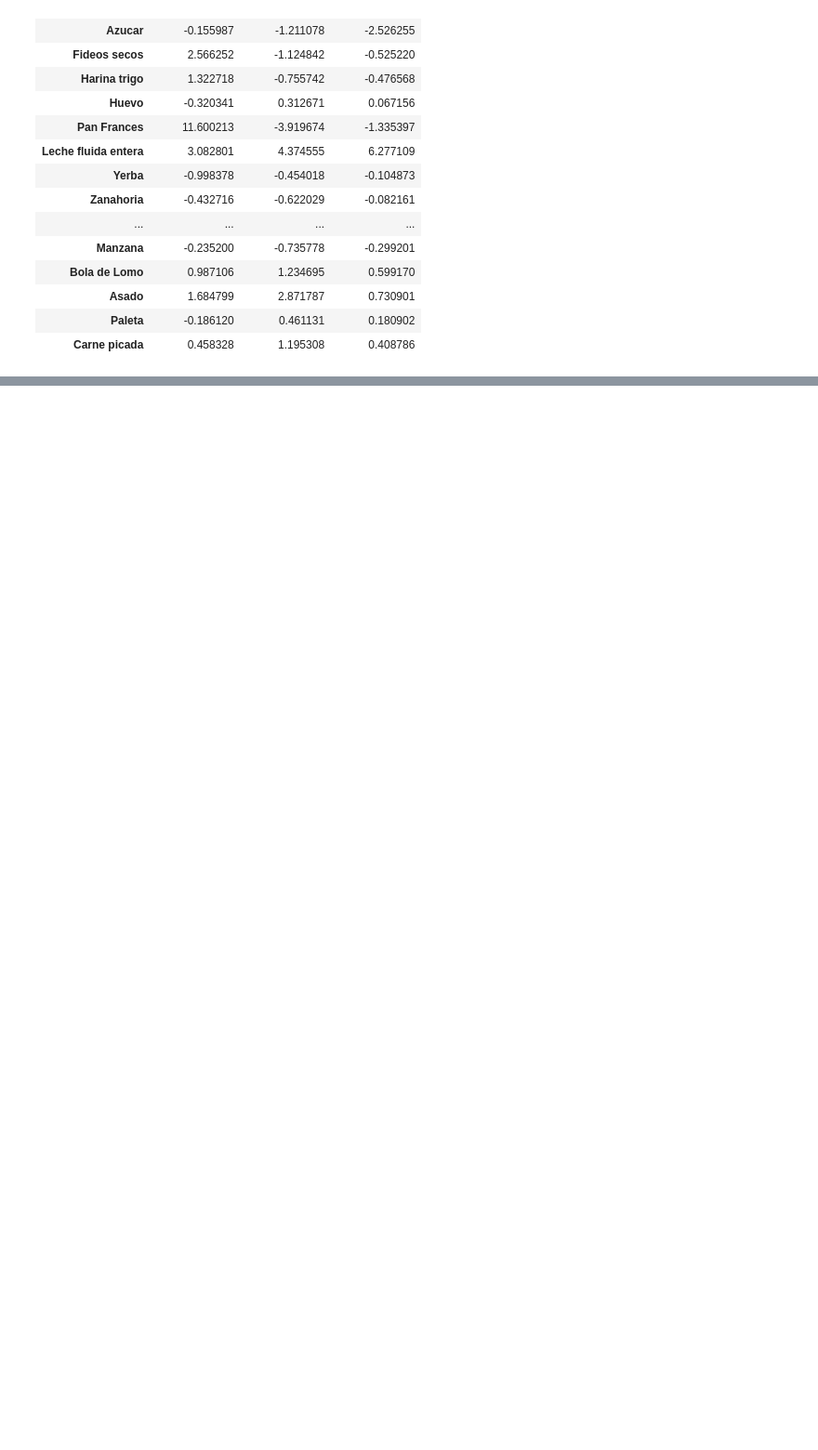
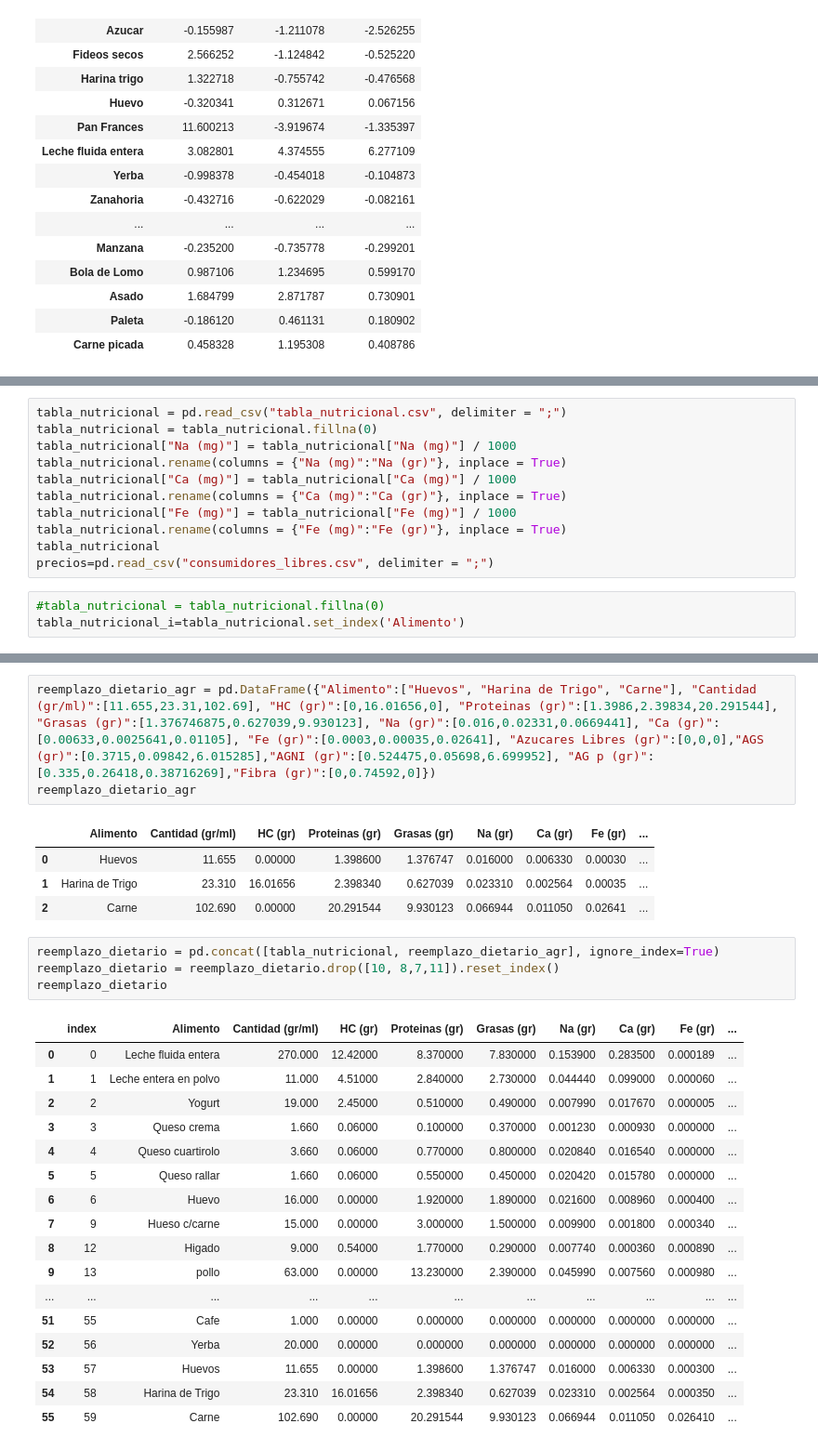
Before and after one commit to berardibautista/alc-2, a Jupyter notebook: ALC-TP2.ipynb, the cells around one changed output, grey strips where cells are left out. Shown at 93% size. Drawn from its saved outputs; the diff is of its cells as text; blank space fills up the shorter version.

```diff
--- a/ALC-TP2.ipynb
+++ b/ALC-TP2.ipynb
@@ -254,0 +243,14 @@ plt.show()
+# %%
+tabla_nutricional = pd.read_csv("tabla_nutricional.csv", delimiter = ";")
+tabla_nutricional = tabla_nutricional.fillna(0)
+tabla_nutricional["Na (mg)"] = tabla_nutricional["Na (mg)"] / 1000
+tabla_nutricional.rename(columns = {"Na (mg)":"Na (gr)"}, inplace = True)
+tabla_nutricional["Ca (mg)"] = tabla_nutricional["Ca (mg)"] / 1000
+tabla_nutricional.rename(columns = {"Ca (mg)":"Ca (gr)"}, inplace = True)
+tabla_nutricional["Fe (mg)"] = tabla_nutricional["Fe (mg)"] / 1000
+tabla_nutricional.rename(columns = {"Fe (mg)":"Fe (gr)"}, inplace = True)
+tabla_nutricional
+precios=pd.read_csv("consumidores_libres.csv", delimiter = ";")
+# %%
+#tabla_nutricional = tabla_nutricional.fillna(0)
+tabla_nutricional_i=tabla_nutricional.set_index('Alimento')
@@ -254,0 +610,30 @@ plt.show()
+# %%
+reemplazo_dietario_agr = pd.DataFrame({"Alimento":["Huevos", "Harina de Trigo", "Carne"], "Cantidad (gr/ml)":[11.655,23.31,102.69], "HC (gr)":[0,16.01656,0], "Proteinas (gr)":[1.3986,2.39834,20.291544], "Grasas (gr)":[1.376746875,0.627039,9.930123], "Na (gr)":[0.016,0.02331,0.0669441], "Ca (gr)":[0.00633,0.0025641,0.01105], "Fe (gr)":[0.0003,0.00035,0.02641], "Azucares Libres (gr)":[0,0,0],"AGS (gr)":[0.3715,0.09842,6.015285],"AGNI (gr)":[0.524475,0.05698,6.699952], "AG p (gr)":[0.335,0.26418,0.38716269],"Fibra (gr)":[0,0.74592,0]})
+reemplazo_dietario_agr
+# %% [output]
+|  | Alimento | Cantidad (gr/ml) | HC (gr) | Proteinas (gr) | Grasas (gr) | Na (gr) | Ca (gr) | Fe (gr) | ... |
+| 0 | Huevos | 11.655 | 0.00000 | 1.398600 | 1.376747 | 0.016000 | 0.006330 | 0.00030 | ... |
+| 1 | Harina de Trigo | 23.310 | 16.01656 | 2.398340 | 0.627039 | 0.023310 | 0.002564 | 0.00035 | ... |
+| 2 | Carne | 102.690 | 0.00000 | 20.291544 | 9.930123 | 0.066944 | 0.011050 | 0.02641 | ... |
+# %%
+reemplazo_dietario = pd.concat([tabla_nutricional, reemplazo_dietario_agr], ignore_index=True)
+reemplazo_dietario = reemplazo_dietario.drop([10, 8,7,11]).reset_index()
+reemplazo_dietario
+# %% [output]
+|  | index | Alimento | Cantidad (gr/ml) | HC (gr) | Proteinas (gr) | Grasas (gr) | Na (gr) | Ca (gr) | Fe (gr) | ... |
+| 0 | 0 | Leche fluida entera | 270.000 | 12.42000 | 8.370000 | 7.830000 | 0.153900 | 0.283500 | 0.000189 | ... |
+| 1 | 1 | Leche entera en polvo | 11.000 | 4.51000 | 2.840000 | 2.730000 | 0.044440 | 0.099000 | 0.000060 | ... |
+| 2 | 2 | Yogurt | 19.000 | 2.45000 | 0.510000 | 0.490000 | 0.007990 | 0.017670 | 0.000005 | ... |
+| 3 | 3 | Queso crema | 1.660 | 0.06000 | 0.100000 | 0.370000 | 0.001230 | 0.000930 | 0.000000 | ... |
+| 4 | 4 | Queso cuartirolo | 3.660 | 0.06000 | 0.770000 | 0.800000 | 0.020840 | 0.016540 | 0.000000 | ... |
+| 5 | 5 | Queso rallar | 1.660 | 0.06000 | 0.550000 | 0.450000 | 0.020420 | 0.015780 | 0.000000 | ... |
+| 6 | 6 | Huevo | 16.000 | 0.00000 | 1.920000 | 1.890000 | 0.021600 | 0.008960 | 0.000400 | ... |
+| 7 | 9 | Hueso c/carne | 15.000 | 0.00000 | 3.000000 | 1.500000 | 0.009900 | 0.001800 | 0.000340 | ... |
+| 8 | 12 | Higado | 9.000 | 0.54000 | 1.770000 | 0.290000 | 0.007740 | 0.000360 | 0.000890 | ... |
+| 9 | 13 | pollo | 63.000 | 0.00000 | 13.230000 | 2.390000 | 0.045990 | 0.007560 | 0.000980 | ... |
+| ... | ... | ... | ... | ... | ... | ... | ... | ... | ... | ... |
+| 51 | 55 | Cafe | 1.000 | 0.00000 | 0.000000 | 0.000000 | 0.000000 | 0.000000 | 0.000000 | ... |
+| 52 | 56 | Yerba | 20.000 | 0.00000 | 0.000000 | 0.000000 | 0.000000 | 0.000000 | 0.000000 | ... |
+| 53 | 57 | Huevos | 11.655 | 0.00000 | 1.398600 | 1.376747 | 0.016000 | 0.006330 | 0.000300 | ... |
+| 54 | 58 | Harina de Trigo | 23.310 | 16.01656 | 2.398340 | 0.627039 | 0.023310 | 0.002564 | 0.000350 | ... |
+| 55 | 59 | Carne | 102.690 | 0.00000 | 20.291544 | 9.930123 | 0.066944 | 0.011050 | 0.026410 | ... |
```
Also changed, not shown: parts of 52 cells of this notebook.
